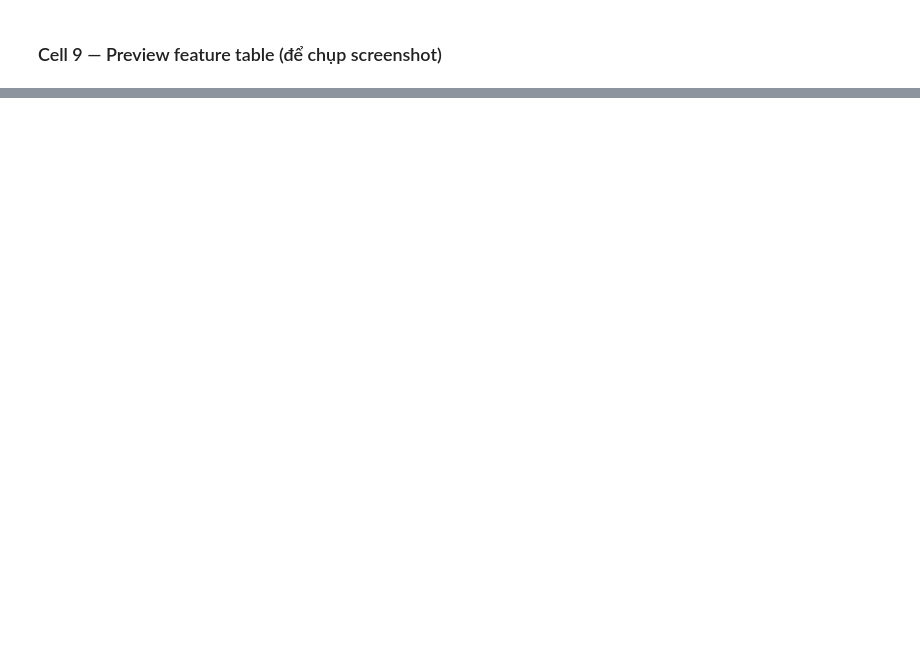
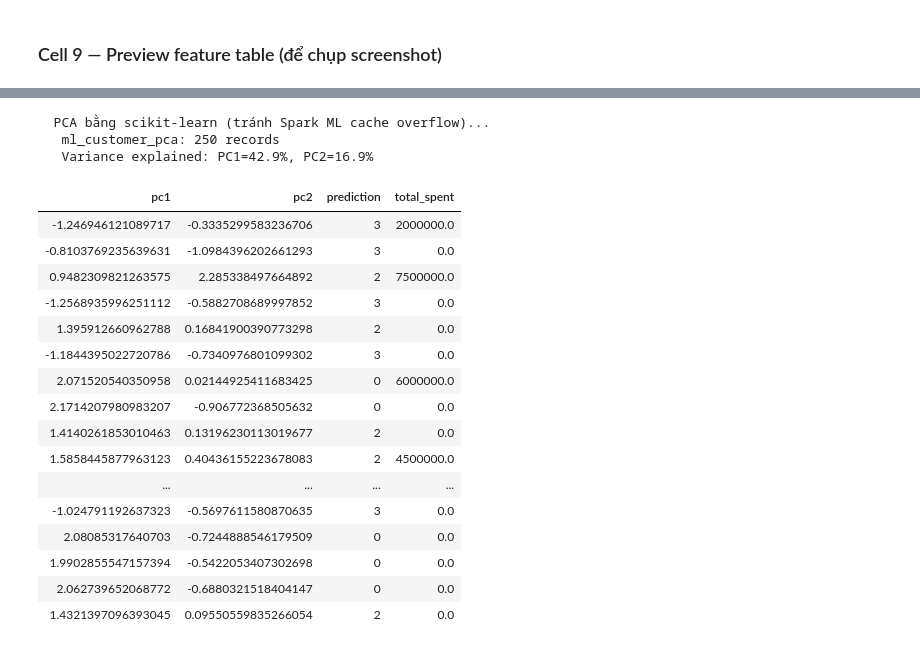
Before and after one commit to KhangTnG14/Cloud_Proj, a Jupyter notebook: notebooks/04_ml_clustering.ipynb, the cells around one changed output, grey strips where cells are left out. Saved outputs shown, nothing was run; the diff lists cells and outputs as text; code cells hidden in the pictures; blank space fills up the shorter version.

```diff
--- a/notebooks/04_ml_clustering.ipynb
+++ b/notebooks/04_ml_clustering.ipynb
@@ -367,0 +748,79 @@ print("   -> Chờ [A] Hà xác nhận trước khi sang Day 6")
+# %%
+# Cell 15 — Thay toàn bộ bằng scikit-learn PCA
+# Không dùng Spark ML → không tốn ML cache
+
+import pandas as pd
+import numpy as np
+from sklearn.preprocessing import StandardScaler as SkScaler
+from sklearn.decomposition import PCA as SkPCA
+import gc
+
+print("  PCA bằng scikit-learn (tránh Spark ML cache overflow)...")
+
+# Lấy features từ managed table thay vì refit
+df_feat_pd = spark.read.table("ml_customer_features") \
+    .select(*FEATURE_COLS, "user_id") \
+    .toPandas()
+
+df_seg_pd = spark.read.table("ml_customer_segments") \
+    .select("user_id", "prediction") \
+    .toPandas()
+
+# Scale + PCA bằng sklearn
+X = df_feat_pd[FEATURE_COLS].fillna(0).values
+scaler_sk = SkScaler()
+X_scaled  = scaler_sk.fit_transform(X)
+
+pca_sk    = SkPCA(n_components=2, random_state=42)
+X_pca     = pca_sk.fit_transform(X_scaled)
+
+# Ghép kết quả
+df_pca_pd = pd.DataFrame({
+    "user_id":        df_feat_pd["user_id"].values,
+    "pc1":            X_pca[:, 0],
+    "pc2":            X_pca[:, 1],
+})
+df_viz_pd = df_pca_pd.merge(df_seg_pd, on="user_id", how="left")
+df_viz_pd = df_viz_pd.merge(
+    df_feat_pd[["user_id","total_spent","total_bookings"]],
+    on="user_id", how="left"
+)
+
+# Lưu vào Delta managed table
+df_viz = spark.createDataFrame(df_viz_pd)
+df_viz.write \
+    .format("delta") \
+    .mode("overwrite") \
+    .option("overwriteSchema", "true") \
+    .saveAsTable("ml_customer_pca")
+
+print(f"   ml_customer_pca: {df_viz.count():,} records")
+print(f"   Variance explained: PC1={pca_sk.explained_variance_ratio_[0]:.1%}, "
+      f"PC2={pca_sk.explained_variance_ratio_[1]:.1%}")
+
+# Cleanup
+del X, X_scaled, X_pca, df_feat_pd, df_seg_pd
+gc.collect()
+
+display(df_viz.select("pc1", "pc2", "prediction", "total_spent"))
+# %% [output]
+  PCA bằng scikit-learn (tránh Spark ML cache overflow)...
+   ml_customer_pca: 250 records
+   Variance explained: PC1=42.9%, PC2=16.9%
+| pc1 | pc2 | prediction | total_spent |
+| -1.246946121089717 | -0.3335299583236706 | 3 | 2000000.0 |
+| -0.8103769235639631 | -1.0984396202661293 | 3 | 0.0 |
+| 0.9482309821263575 | 2.285338497664892 | 2 | 7500000.0 |
+| -1.2568935996251112 | -0.5882708689997852 | 3 | 0.0 |
+| 1.395912660962788 | 0.16841900390773298 | 2 | 0.0 |
+| -1.1844395022720786 | -0.7340976801099302 | 3 | 0.0 |
+| 2.071520540350958 | 0.02144925411683425 | 0 | 6000000.0 |
+| 2.1714207980983207 | -0.906772368505632 | 0 | 0.0 |
+| 1.4140261853010463 | 0.13196230113019677 | 2 | 0.0 |
+| 1.5858445877963123 | 0.40436155223678083 | 2 | 4500000.0 |
+| ... | ... | ... | ... |
+| -1.024791192637323 | -0.5697611580870635 | 3 | 0.0 |
+| 2.08085317640703 | -0.7244888546179509 | 0 | 0.0 |
+| 1.9902855547157394 | -0.5422053407302698 | 0 | 0.0 |
+| 2.062739652068772 | -0.6880321518404147 | 0 | 0.0 |
+| 1.4321397096393045 | 0.09550559835266054 | 2 | 0.0 |
```
Also changed, not shown: parts of 29 cells of this notebook, 8 other files.
